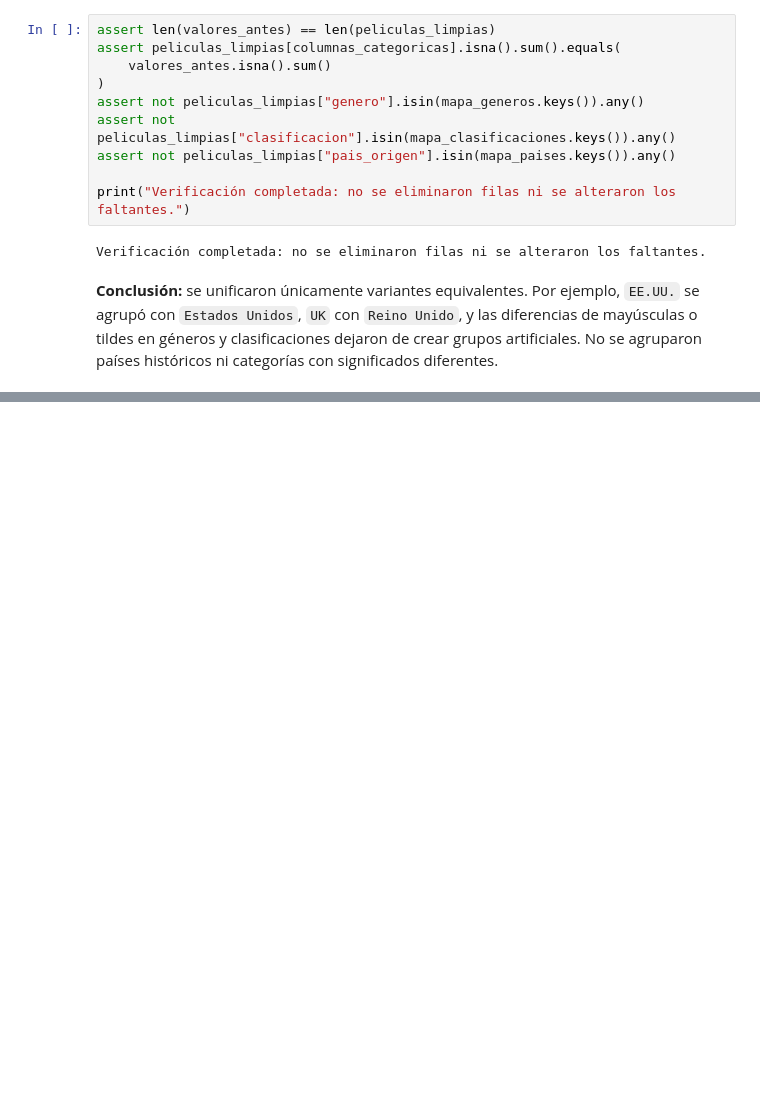
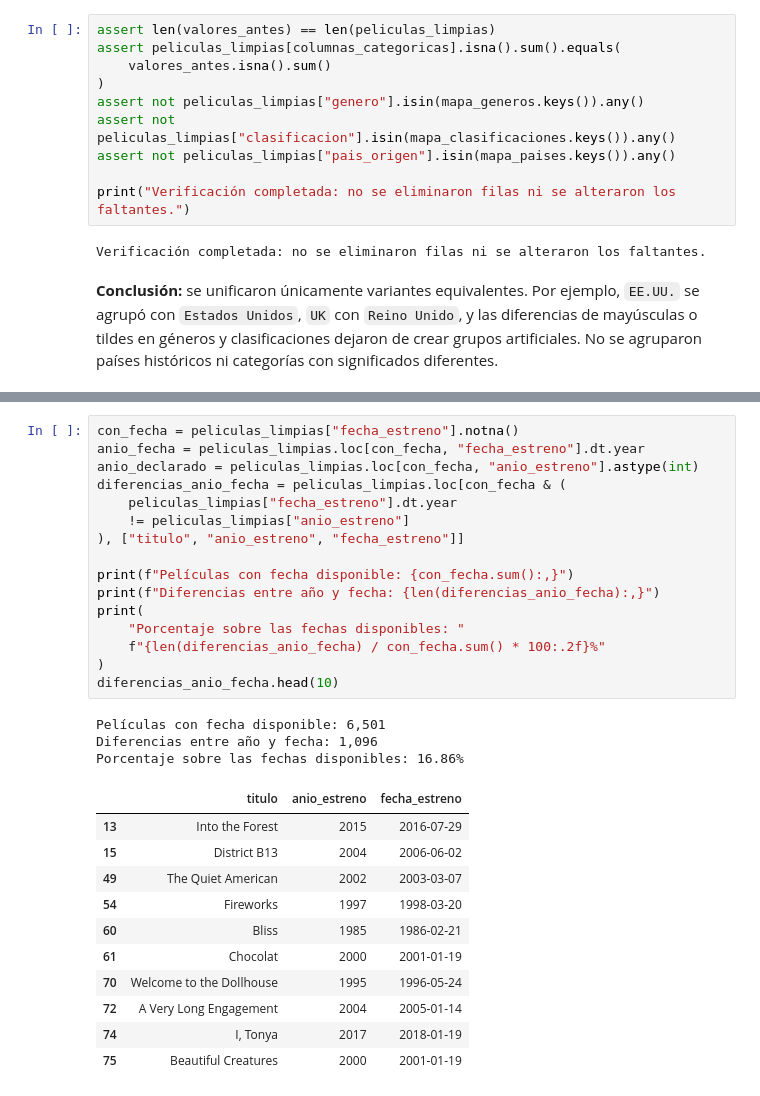
Before and after one commit to alvareezvicente-code/Vicente-Alvarez-programacion-analitica-2, a Jupyter notebook: notebooks/analisis.ipynb, the cells around one changed output, grey strips where cells are left out. Drawn from its saved outputs; the diff is of its cells as text; blank space fills up the shorter version.

```diff
--- a/notebooks/analisis.ipynb
+++ b/notebooks/analisis.ipynb
@@ -860,0 +936,31 @@ Verificación completada: no se eliminaron filas ni se alteraron los faltantes.
+# %%
+con_fecha = peliculas_limpias["fecha_estreno"].notna()
+anio_fecha = peliculas_limpias.loc[con_fecha, "fecha_estreno"].dt.year
+anio_declarado = peliculas_limpias.loc[con_fecha, "anio_estreno"].astype(int)
+diferencias_anio_fecha = peliculas_limpias.loc[con_fecha & (
+    peliculas_limpias["fecha_estreno"].dt.year
+    != peliculas_limpias["anio_estreno"]
+), ["titulo", "anio_estreno", "fecha_estreno"]]
+
+print(f"Películas con fecha disponible: {con_fecha.sum():,}")
+print(f"Diferencias entre año y fecha: {len(diferencias_anio_fecha):,}")
+print(
+    "Porcentaje sobre las fechas disponibles: "
+    f"{len(diferencias_anio_fecha) / con_fecha.sum() * 100:.2f}%"
+)
+diferencias_anio_fecha.head(10)
+# %% [output]
+Películas con fecha disponible: 6,501
+Diferencias entre año y fecha: 1,096
+Porcentaje sobre las fechas disponibles: 16.86%
+|  | titulo | anio_estreno | fecha_estreno |
+| 13 | Into the Forest | 2015 | 2016-07-29 |
+| 15 | District B13 | 2004 | 2006-06-02 |
+| 49 | The Quiet American | 2002 | 2003-03-07 |
+| 54 | Fireworks | 1997 | 1998-03-20 |
+| 60 | Bliss | 1985 | 1986-02-21 |
+| 61 | Chocolat | 2000 | 2001-01-19 |
+| 70 | Welcome to the Dollhouse | 1995 | 1996-05-24 |
+| 72 | A Very Long Engagement | 2004 | 2005-01-14 |
+| 74 | I, Tonya | 2017 | 2018-01-19 |
+| 75 | Beautiful Creatures | 2000 | 2001-01-19 |
```
Also changed, not shown: parts of 5 cells of this notebook.
